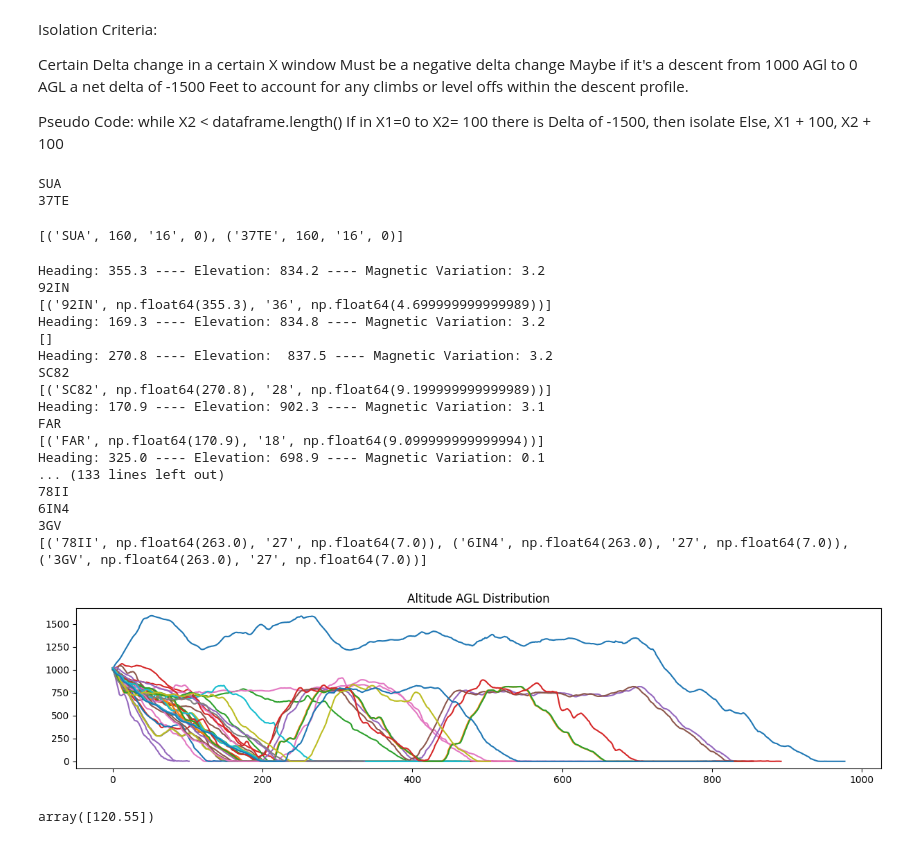
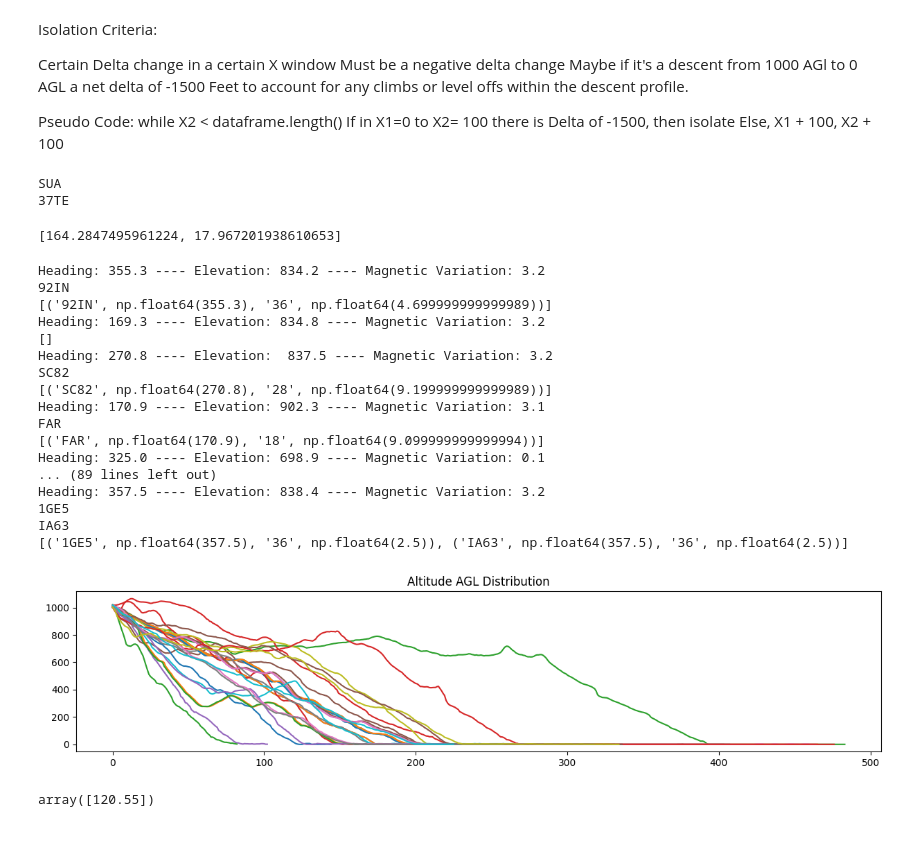
Before and after one commit to drussellmrichie/AviationThesis, a Jupyter notebook: Project_Data_Analysis/Empirical_Data_Analysis/empirical_analysis.ipynb, the cells around one changed output. Cells and saved outputs as stored; diff of their text form; code cells hidden in the pictures.

Commit message:
function windAnalysis now calculates average wind direction and average wind speed for a flight (still needs to change the wind direction to be based on the magnetic north and not relative to the ownship(the aircraft itself)

```diff
--- a/Project_Data_Analysis/Empirical_Data_Analysis/empirical_analysis.ipynb
+++ b/Project_Data_Analysis/Empirical_Data_Analysis/empirical_analysis.ipynb
@@ -139,11 +139,49 @@ list[0:10]
 
 
 
-def function windAnalysis()
+def windAnalysis(windDirection, windSpeed):
+    newWindDirections = [0] * windDirection.__len__()
+    newWindSpeeds = [0] * windSpeed.__len__()
+    for i in range(0,windDirection.__len__()):
+        if(windDirection[i] == 'nan'):
+            a = 1
+        elif(float(windDirection[i]) < 0):
+            newWindDirections[i] = 360-float(windDirection[i])
+        elif(float(windDirection[i]) > 0):
+            newWindDirections[i] = float(windDirection[i])
+
+    for i in range(0,windSpeed.__len__()):
+        if(windSpeed[i] == 'nan'):
+            a = 1
+        elif(float(windSpeed[i]) < 0):
+            newWindSpeeds[i] = float(windSpeed[i])
+        elif(float(windSpeed[i]) > 0):
+            newWindSpeeds[i] = float(windSpeed[i])
+
+
+    ## Calculate Average Wind Direction and Speed and put in a bin
+    totalDirection = 0
+    totalSpeed = 0
+    for i in range(0,newWindDirections.__len__()):
+        totalDirection += newWindDirections[i]
+
+    for i in range(0,newWindSpeeds.__len__()):
+        totalSpeed += float(newWindSpeeds[i])
+
+
+    avgDirection = totalDirection/newWindDirections.__len__()
+    avgSpeed = totalSpeed/newWindSpeeds.__len__()
+
+    return [avgDirection,avgSpeed]
+
+
+currdf = dfArray[10]
+averages = windAnalysis(currdf[' WndDr'],currdf[' WndSpd'])
+averages
 # %% [output]
 SUA
 37TE
-[('SUA', 160, '16', 0), ('37TE', 160, '16', 0)]
+[164.2847495961224, 17.967201938610653]
 # %%
 # def spliceDataFrame(x1,x2,data):
 
@@ -152,13 +190,16 @@ headingAtLanding = []
 fieldElevation = []
 magneticVariation = []
 crossWindComponent = []
+minStep = 50
+maxStep = 500
 
 for x in range (50,89):
     currdf = dfArray[x]
     # x1 = 0
     # x2 = 50
 
-    for stepCount in range(50,1000):
+
+    for stepCount in range(minStep,maxStep):
         step = stepCount
         altitudeDeltaThreshold = 800
 
@@ -176,6 +217,12 @@ for x in range (50,89):
                     headingAtLanding.append(currdf[' HDG'][x2]) #Heading at Landing
                     fieldElevation.append(currdf[' AltMSL'][x2]) #Field Elevation at Landing
                     magneticVariation.append(currdf[' MagVar'][x2])
+
+                    ##Clearning Descent from array
+
+                    # for i in range(x1,x2+1):
+                    #     currdf['AltAGL'][i] = 0
+
                     # crossWindComponent.append(currdf[' WndSpd'][x2] * math.sin(currdf[' HDG'][x2]-currdf[' WndDr'][x2])) #Crosswind Component at Landing
 
 
@@ -209,39 +256,39 @@ for x in range(1,descentArray.__len__()):
     print(findRunway(headingAtLanding[x],fieldElevation[x],magneticVariation[x],headingTolerance,elevationTolerance,magneticVariationTolerance,minimumRunwayLength))
 
     # descentArray[x][' GndSpd'].plot(ax=axes, kind='line',secondary_y=True)
     # descentArray[x][' GndSpd'].plot(ax=axes, kind='line',secondary_y=True)
     # descentArray[x][' COM1'].plot( kind='hist',  secondary_y=True)
     # descentFreq = descentArray[0][' COM1'].unique()
     # print(descentFreq)
     # descentFreqList.append(descentFreq)
 
 # descentFreqSer = pd.Series(descentFreqList)
 
 # print(descentFreqSer.value_counts())
 # descentFreqSer.hist()
 
 # axes.set_ylim(0,1000)
 # axes.autoscale(enable=True, axis='x', tight=True)
 plt.show()
 # %% [output]
 Heading: 355.3 ---- Elevation: 834.2 ---- Magnetic Variation: 3.2
 92IN
 [('92IN', np.float64(355.3), '36', np.float64(4.699999999999989))]
 Heading: 169.3 ---- Elevation: 834.8 ---- Magnetic Variation: 3.2
 []
 Heading: 270.8 ---- Elevation:  837.5 ---- Magnetic Variation: 3.2
 SC82
 [('SC82', np.float64(270.8), '28', np.float64(9.199999999999989))]
 Heading: 170.9 ---- Elevation: 902.3 ---- Magnetic Variation: 3.1
 FAR
 [('FAR', np.float64(170.9), '18', np.float64(9.099999999999994))]
 Heading: 325.0 ---- Elevation: 698.9 ---- Magnetic Variation: 0.1
-... (133 lines left out)
-78II
-6IN4
-3GV
-[('78II', np.float64(263.0), '27', np.float64(7.0)), ('6IN4', np.float64(263.0), '27', np.float64(7.0)), ('3GV', np.float64(263.0), '27', np.float64(7.0))]
+... (89 lines left out)
+Heading: 357.5 ---- Elevation: 838.4 ---- Magnetic Variation: 3.2
+1GE5
+IA63
+[('1GE5', np.float64(357.5), '36', np.float64(2.5)), ('IA63', np.float64(357.5), '36', np.float64(2.5))]
-[figure, old version]
+[figure, new version]
 # %%
 descentFreq = descentArray[0][' COM1'].unique()
 # %% [output]
```
